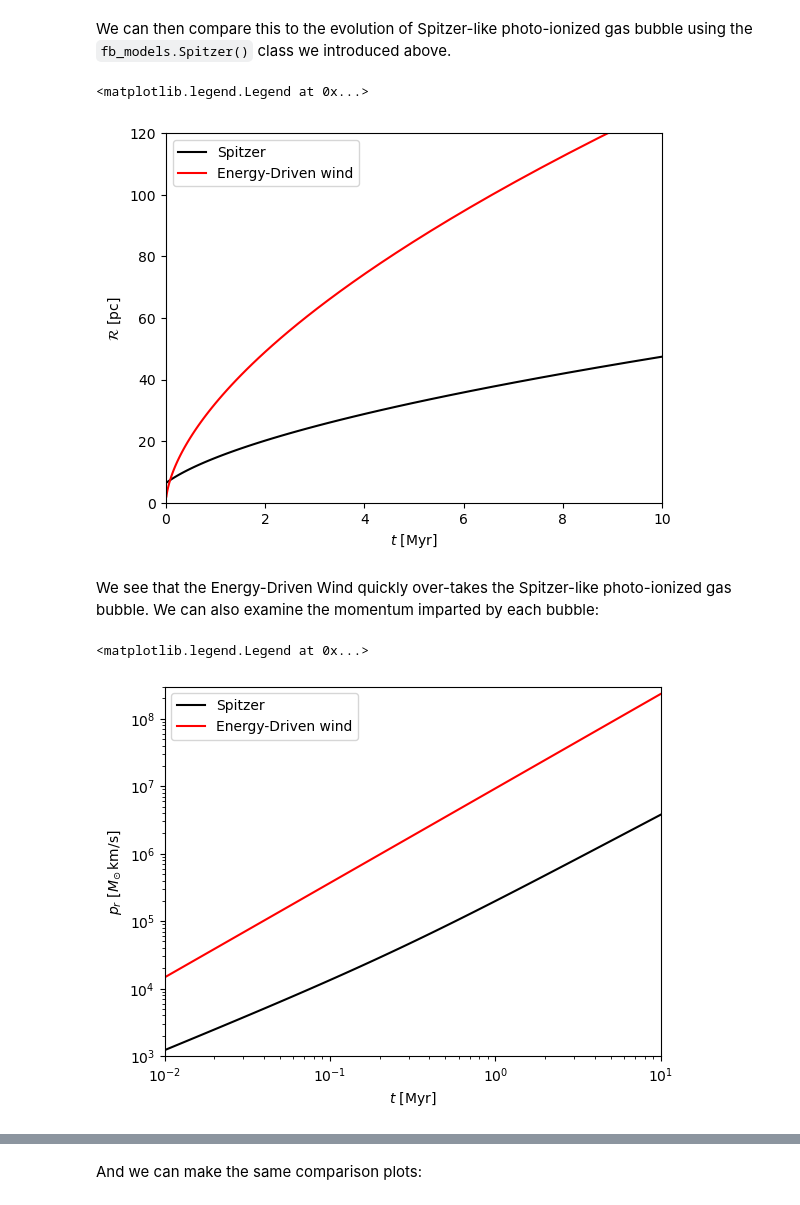
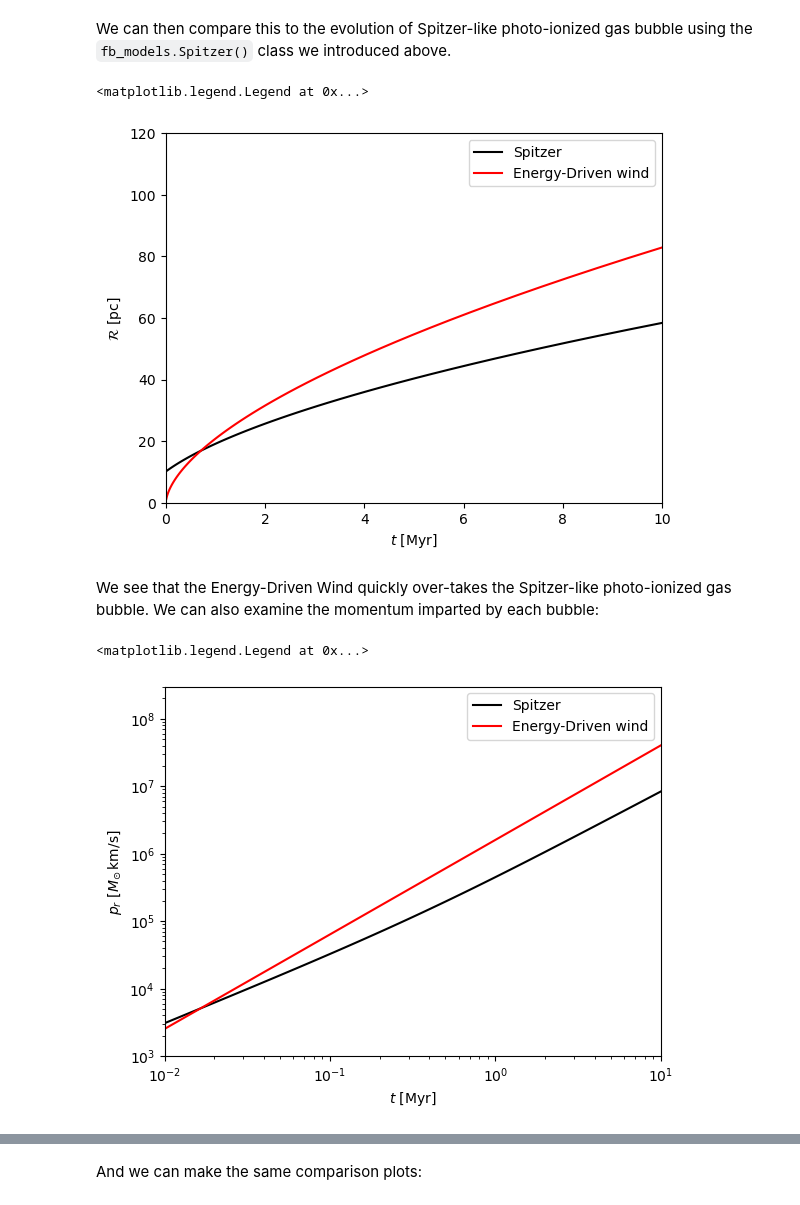
Before and after one commit to ltlancas/feedback_SAM, a Jupyter notebook: walkthrough.ipynb, the cells around one changed output, grey strips where cells are left out. Saved outputs shown, nothing was run; the diff lists cells and outputs as text; code cells hidden in the pictures.

```diff
--- a/walkthrough.ipynb
+++ b/walkthrough.ipynb
@@ -191,37 +184,37 @@ Mdotw = 1e-4*u.Msun/u.yr
 nH = 100/(u.cm**3)
 muH = 1.4
 rho = nH * muH * ac.m_p
-Vwind = 3e3*u.km/u.s
+Vwind = 1e3*u.km/u.s
 
 Lwind = 0.5 * Mdotw * Vwind**2
 ed_wbb = fb_models.EnergyDrivenWind(Lwind=Lwind, rho0=rho)
 # %% [markdown]
 We can then compare this to the evolution of Spitzer-like photo-ionized gas bubble using the `fb_models.Spitzer()` class we introduced above.
 # %%
-Q0 = 1e50/u.s
+Q0 = 4e50/u.s
 # mean molecular weight
 # this is what is assumed in the code
 muH = 1.4
 # number density of hydrogen nuclei
 nH = 100/(u.cm**3)
 # mean background density
 rho = nH * muH * ac.m_p
 
 sp_bub = fb_models.Spitzer(Q0=Q0, rho0=rho)
 
 tlin = np.logspace(-2, 1, 100) * u.Myr
 
 plt.plot(tlin, sp_bub.radius(tlin), 'k', label='Spitzer')
 plt.plot(tlin, ed_wbb.radius(tlin), 'r', label='Energy-Driven wind')
 
 plt.xlabel(r'$t$ $[{\rm Myr}]$')
 plt.ylabel(r'$\mathcal{R}$ $[{\rm pc}]$')
 plt.xlim(0,10)
 plt.ylim(0,120)
 plt.legend()
 # %% [output]
 <matplotlib.legend.Legend at 0x...>
-[figure, old version]
+[figure, new version]
 # %% [markdown]
 We see that the Energy-Driven Wind quickly over-takes the Spitzer-like photo-ionized gas bubble. We can also examine the momentum imparted by each bubble:
 # %%
@@ -237,5 +230,5 @@ plt.ylim(1e3,3e8)
 plt.legend()
 # %% [output]
 <matplotlib.legend.Legend at 0x...>
-[figure, old version]
+[figure, new version]
 # %% [markdown]
```
Also changed, not shown: parts of 24 cells of this notebook.
